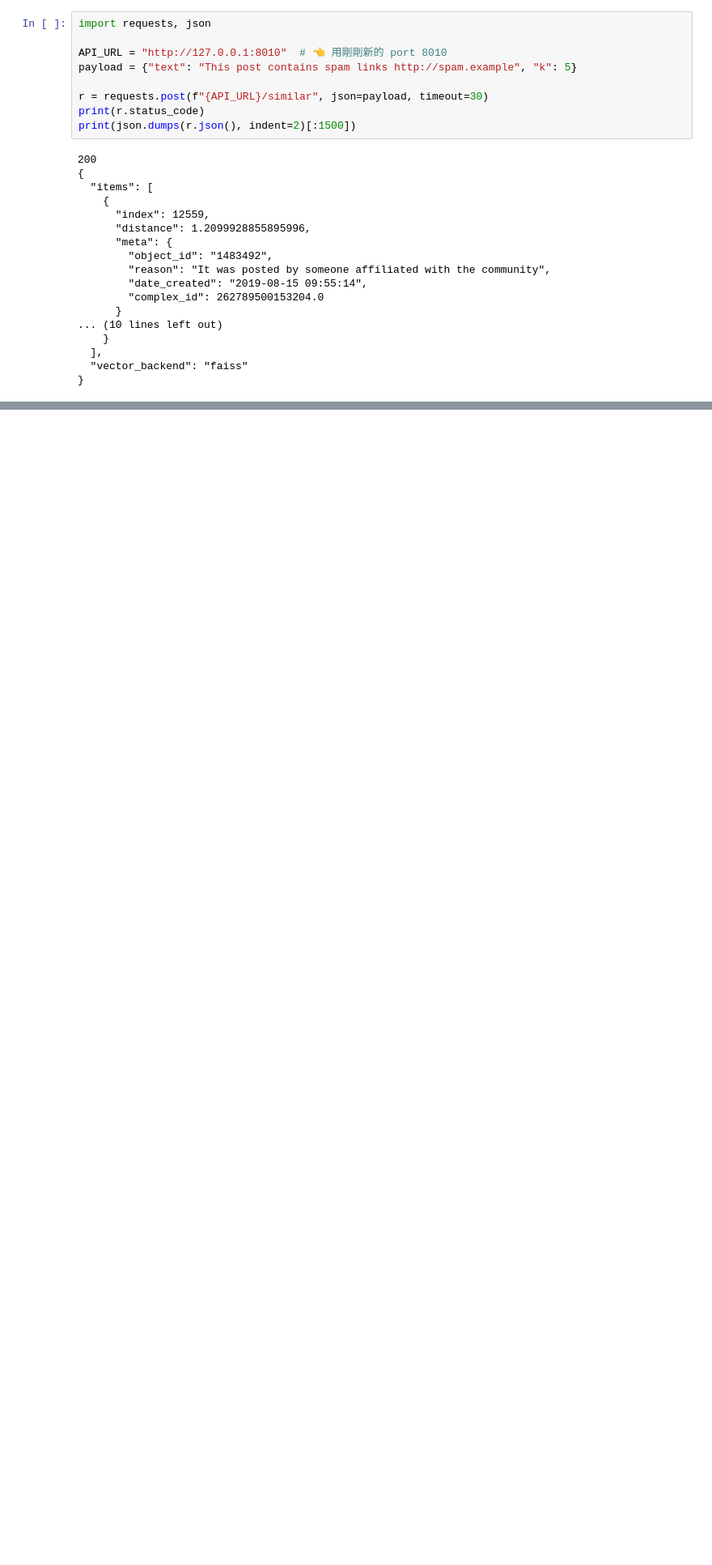
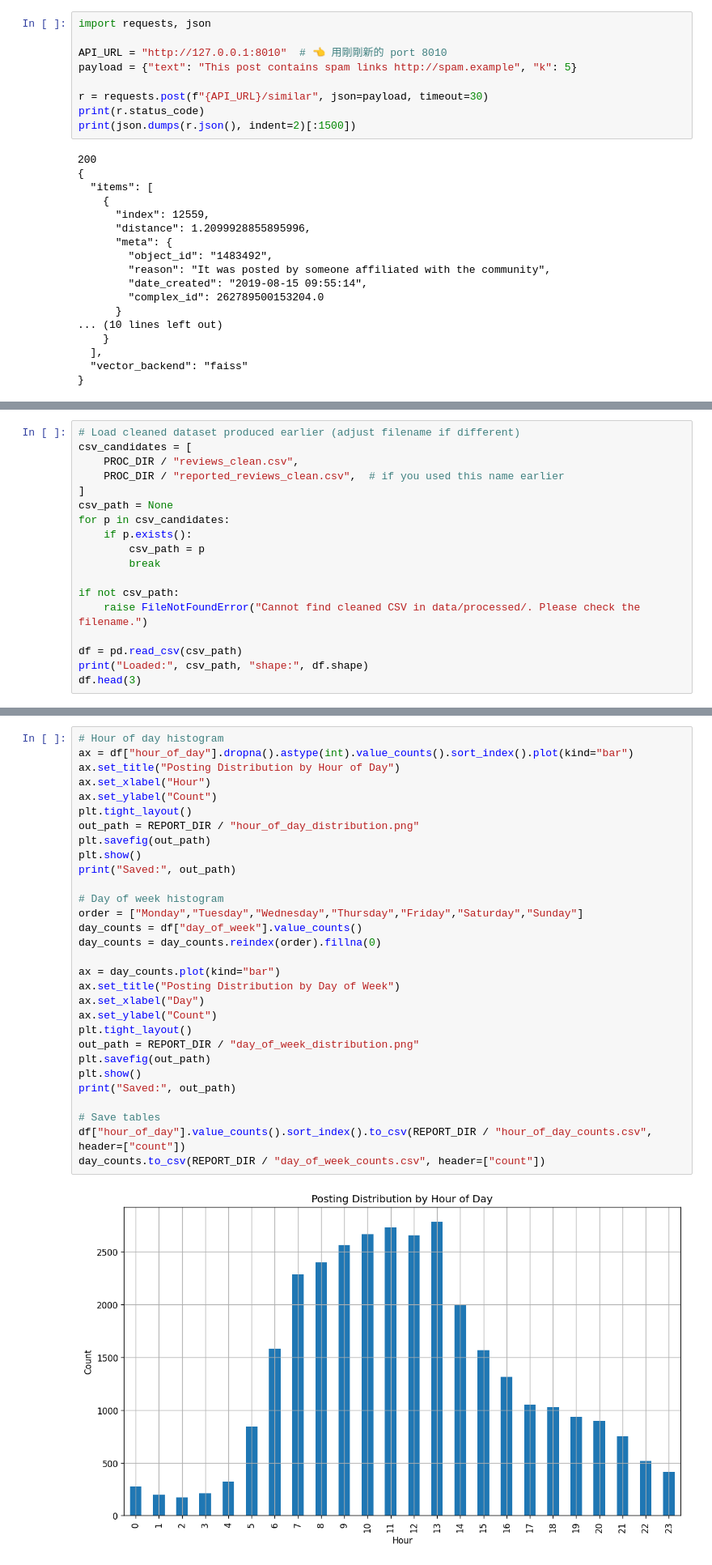
Before and after one commit to itingtseng/ai-review-moderation, a Jupyter notebook: notebooks/05_inference_serving.ipynb, the cells around one changed output, grey strips where cells are left out. Shown at 81% size. Cells and saved outputs as stored; diff of their text form; blank space fills up the shorter version.

```diff
--- a/notebooks/05_inference_serving.ipynb
+++ b/notebooks/05_inference_serving.ipynb
@@ -2149,0 +2179,18 @@ print(json.dumps(r.json(), indent=2)[:1500])
+# %%
+# Load cleaned dataset produced earlier (adjust filename if different)
+csv_candidates = [
+    PROC_DIR / "reviews_clean.csv",
+    PROC_DIR / "reported_reviews_clean.csv",  # if you used this name earlier
+]
+csv_path = None
+for p in csv_candidates:
+    if p.exists():
+        csv_path = p
+        break
+
+if not csv_path:
+    raise FileNotFoundError("Cannot find cleaned CSV in data/processed/. Please check the filename.")
+
+df = pd.read_csv(csv_path)
+print("Loaded:", csv_path, "shape:", df.shape)
+df.head(3)
@@ -2149,0 +2274,32 @@ print(json.dumps(r.json(), indent=2)[:1500])
+# %%
+# Hour of day histogram
+ax = df["hour_of_day"].dropna().astype(int).value_counts().sort_index().plot(kind="bar")
+ax.set_title("Posting Distribution by Hour of Day")
+ax.set_xlabel("Hour")
+ax.set_ylabel("Count")
+plt.tight_layout()
+out_path = REPORT_DIR / "hour_of_day_distribution.png"
+plt.savefig(out_path)
+plt.show()
+print("Saved:", out_path)
+
+# Day of week histogram
+order = ["Monday","Tuesday","Wednesday","Thursday","Friday","Saturday","Sunday"]
+day_counts = df["day_of_week"].value_counts()
+day_counts = day_counts.reindex(order).fillna(0)
+
+ax = day_counts.plot(kind="bar")
+ax.set_title("Posting Distribution by Day of Week")
+ax.set_xlabel("Day")
+ax.set_ylabel("Count")
+plt.tight_layout()
+out_path = REPORT_DIR / "day_of_week_distribution.png"
+plt.savefig(out_path)
+plt.show()
+print("Saved:", out_path)
+
+# Save tables
+df["hour_of_day"].value_counts().sort_index().to_csv(REPORT_DIR / "hour_of_day_counts.csv", header=["count"])
+day_counts.to_csv(REPORT_DIR / "day_of_week_counts.csv", header=["count"])
+# %% [output]
+[figure, added]
```
Also changed, not shown: parts of 12 cells of this notebook, 3 other files.
